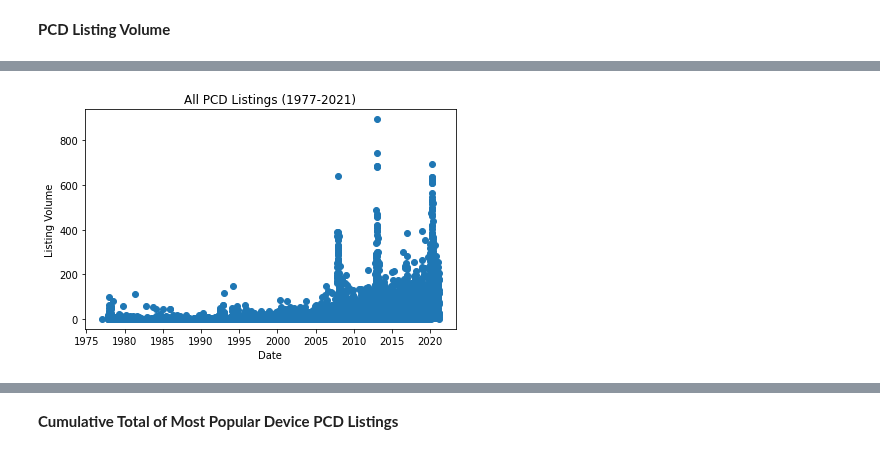
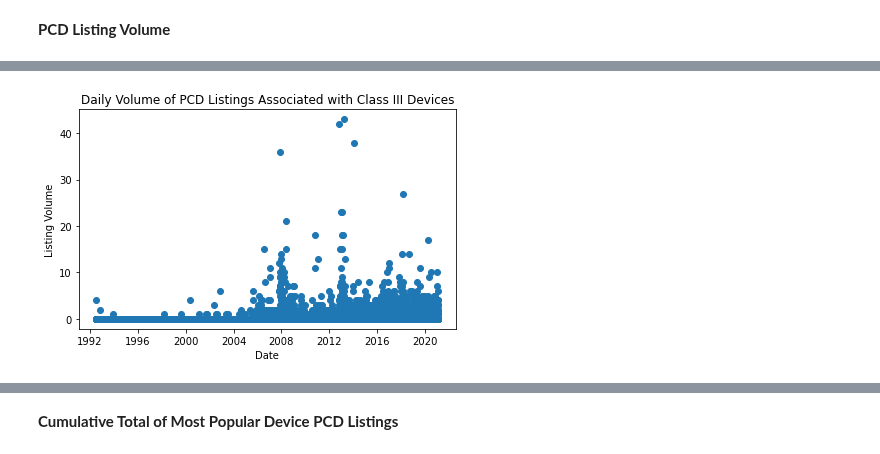
Before and after one commit to BriceB-20/Medical-Device-Project, a Jupyter notebook: Industry_Analysis.ipynb, the cells around one changed output, grey strips where cells are left out. Saved outputs shown, nothing was run; the diff lists cells and outputs as text; code cells hidden in the pictures.

```diff
--- a/Industry_Analysis.ipynb
+++ b/Industry_Analysis.ipynb
@@ -136,10 +125,12 @@ These files are updated by the FDA frequently. Most recent download: 2021-02-18
 "Product Code: 3 character unique product identifier" (https://www.fda.gov/medical-devices/classify-your-medical-device/download-product-code-classification-files). Describes the type of product. List of codes at link.
 # %%
 # For PC
-raw_pcd = pd.read_csv("./Statistical Data/FDA Device Registration and Lising/Listing_PCD.txt", sep = "|")
+raw_pcd = pd.read_csv("./Statistical Data/FDA Device Registration and Lising/Listing_PCD.txt", sep = "|",
+                      parse_dates=["CREATED_DATE"], date_parser=lambda x: pd.to_datetime(x, format="%m/%d/%Y"))
 raw_own_op = pd.read_csv("./Statistical Data/FDA Device Registration and Lising/Owner_Operator.txt", sep="|")
 raw_product_code = pd.read_csv("./Statistical Data/FDA Device Registration and Lising/foiclass.txt", sep = "|")
-raw_pma = pd.read_csv("./Statistical Data/FDA Device Registration and Lising/pma.txt", sep = "|")
+raw_pma = pd.read_csv("./Statistical Data/FDA Device Registration and Lising/pma.txt", sep = "|",
+                     parse_dates=["DATERECEIVED", "DECISIONDATE"], date_parser=lambda x: pd.to_datetime(x, format="%m/%d/%Y"))
 # %%
 # For Google Colab
 # raw_pcd = pd.read_csv("/content/Listing_PCD.txt", sep = "|", encoding= "unicode_escape")
@@ -173,27 +164,25 @@ print(len(own_op["OWNER_OPERATOR_NUMBER"].unique()))
 # %% [markdown]
 ### Cleaning and Formatting
 # %%
-# Add owner operator info to pcb table
+# Join Owner Operator to PCD
 own_op_nodup = raw_own_op.drop_duplicates(subset=["OWNER_OPERATOR_NUMBER"], keep="last") # Merge own_op duplicates
 full_pcd = raw_pcd.join(own_op_nodup.set_index("OWNER_OPERATOR_NUMBER"), on="OWNER_OPERATOR_NUMBER", how="left")
-full_pcd["CREATED_DATE"] = pd.to_datetime(full_pcd["CREATED_DATE"], format="%m/%d/%Y")  # Converte new table to datetime
 # %%
 # Remove product codes not associated with a Class 3 device
 prod_cod = raw_product_code.loc[raw_product_code["DEVICECLASS"]== "3"][["MEDICALSPECIALTY", "PRODUCTCODE", "DEVICENAME", "Implant_Flag", "Life_Sustain_support_flag"]]
-pcd = full_pcd.loc[full_pcd["PRODUCT_CODE"].isin(prod_cod["PRODUCTCODE"])]
+dev_pcd = full_pcd.loc[full_pcd["PRODUCT_CODE"].isin(prod_cod["PRODUCTCODE"])]
 # %% [markdown]
 ### Analysis
 # %% [markdown]
 **PCD Listing Volume**
 # %%
-def pcd_activity_plot(pcd_df, title):
-    x = []
-    y= []
+def pcd_activity_plot(pcd_df, offset_code, title):
 
-    pcd_date = pcd_df.groupby("CREATED_DATE")
-    for group in pcd_date:
-        x.append(group[0])
-        y.append(pcd_date.get_group(group[0]).shape[0])
+    pcd_df.set_index(pcd_df["CREATED_DATE"], inplace=True)
+    series = pcd_df.resample(offset_code).agg(lambda x: len(x["key_val"]))  # Series with each day and the number of items on that day
+
+    x = series.index
+    y = series.values
 
     plt.title(title)
     plt.xlabel("Date")
@@ -205,4 +216,4 @@ def pcd_activity_plot(pcd_df, title):
 # %%
-pcd_activity_plot(full_pcd, "Daily Volume of PCD Listings (1977-2021)")
+pcd_activity_plot(dev_pcd, "D", "Daily Volume of PCD Listings Associated with Class III Devices")
 # %% [output]
-[figure, old version]
+[figure, new version]
```
Also changed, not shown: parts of 16 cells of this notebook.
